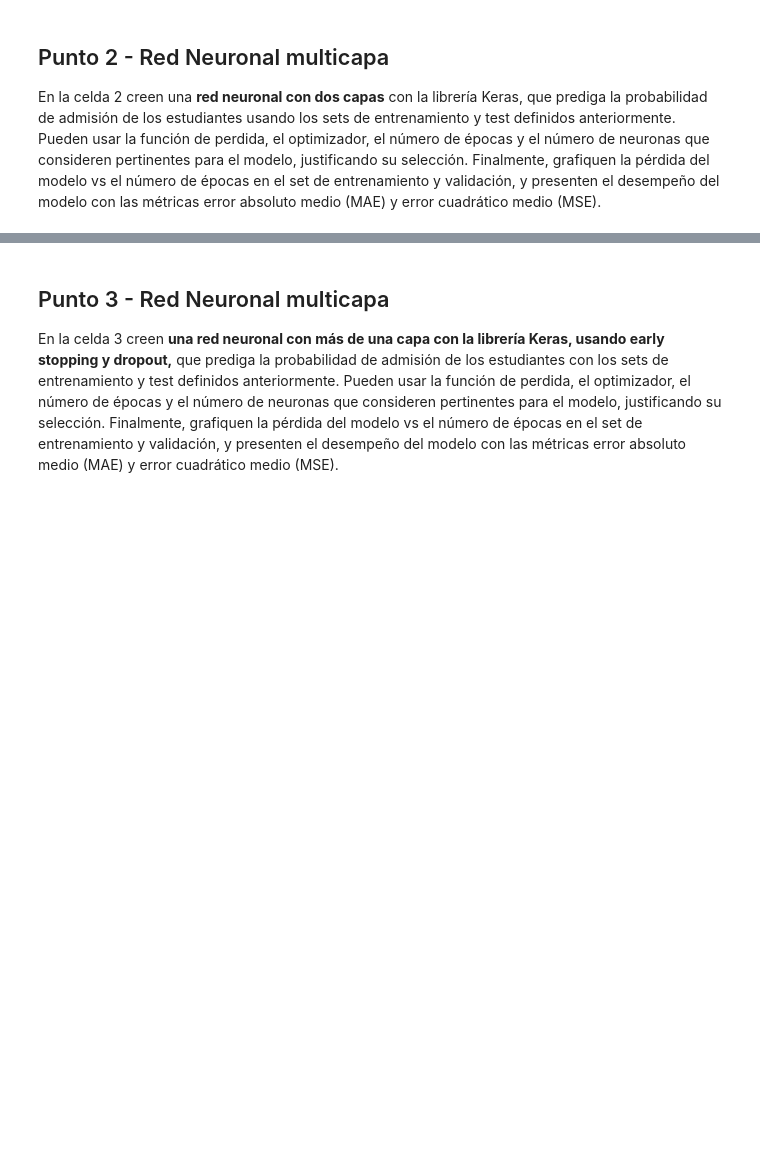
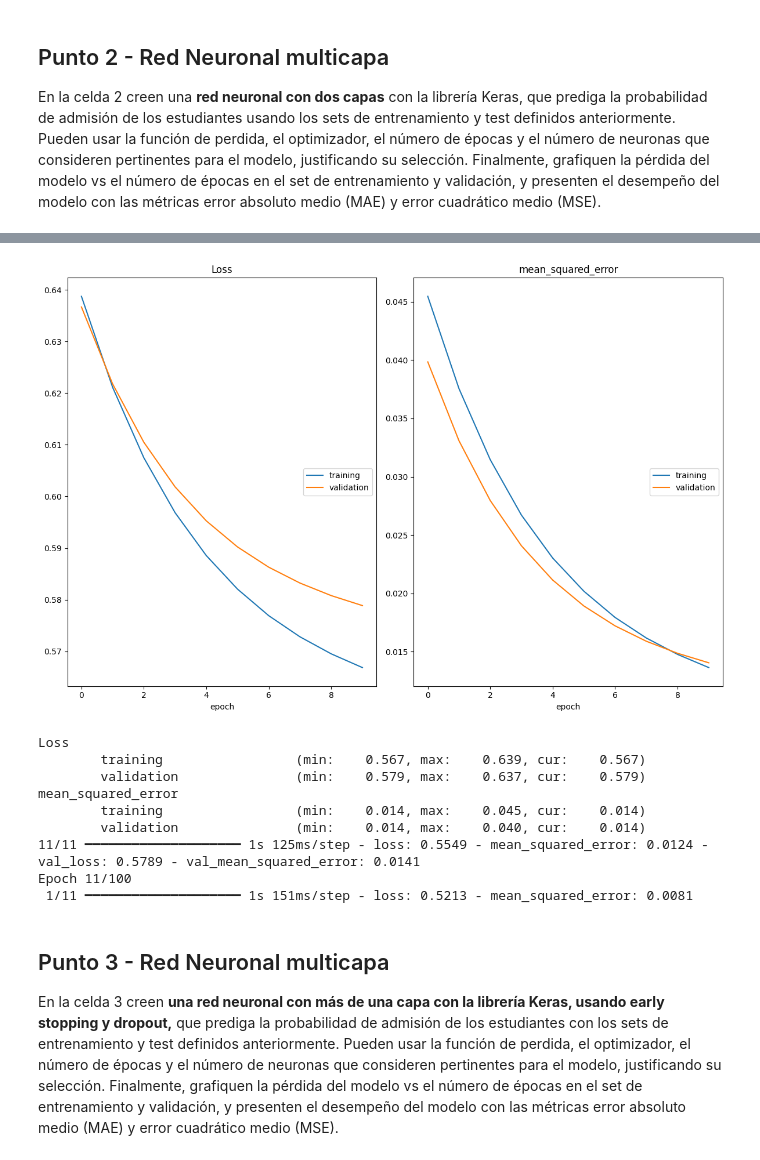
Before and after one commit to Raegar-dot/MIAD_NLP_2024, a Jupyter notebook: Semana 6/S6TC1-Redes_Neuronales.ipynb, the cells around one changed output, grey strips where cells are left out. Drawn from its saved outputs; the diff is of its cells as text; code cells hidden in the pictures; blank space fills up the shorter version.

```diff
--- a/Semana 6/S6TC1-Redes_Neuronales.ipynb
+++ b/Semana 6/S6TC1-Redes_Neuronales.ipynb
@@ -155,0 +137,12 @@ En la celda 2 creen una **red neuronal con dos capas** con la librería Keras, q
+# %%
+# Celda 2
+K.clear_session()
+
+# Definición red neuronal con la función Sequential()
+model = Sequential()
+# Definición de la capa densa con un tamaño de salida igual a output_var y un input_shape de dims
+model.add(Dense(24, input_shape=(xTrain.shape[1],), activation = 'relu'))
+model.add(Dense(output_var, activation = 'sigmoid'))
+
+# Impresión de la arquitectura de la red neuronal
+print(model.summary())
@@ -156,3 +162,24 @@ En la celda 2 creen una **red neuronal con dos capas** con la librería Keras, q
+# %%
+# Definición de función de perdida
+model.compile(optimizer='sgd', loss='binary_crossentropy' , metrics = ['mean_squared_error'])
+
+# Entrenamiento de la red neuronal con 50 épocas
+model.fit(xTrain, yTrain,
+          verbose=1,
+          epochs=100,
+          validation_data=(xTest, yTest),
+          callbacks=[PlotLossesKeras()])
+# %% [output]
+[figure, added]
+Loss
+        training                 (min:    0.567, max:    0.639, cur:    0.567)
+        validation               (min:    0.579, max:    0.637, cur:    0.579)
+mean_squared_error
+        training                 (min:    0.014, max:    0.045, cur:    0.014)
+        validation               (min:    0.014, max:    0.040, cur:    0.014)
+11/11 ━━━━━━━━━━━━━━━━━━━━ 1s 125ms/step - loss: 0.5549 - mean_squared_error: 0.0124 - val_loss: 0.5789 - val_mean_squared_error: 0.0141
+Epoch 11/100
+ 1/11 ━━━━━━━━━━━━━━━━━━━━ 1s 151ms/step - loss: 0.5213 - mean_squared_error: 0.0081
 # %% [markdown]
 ## Punto 3  - Red Neuronal multicapa
 
```
Also changed, not shown: parts of 8 cells of this notebook, 2 other files.
